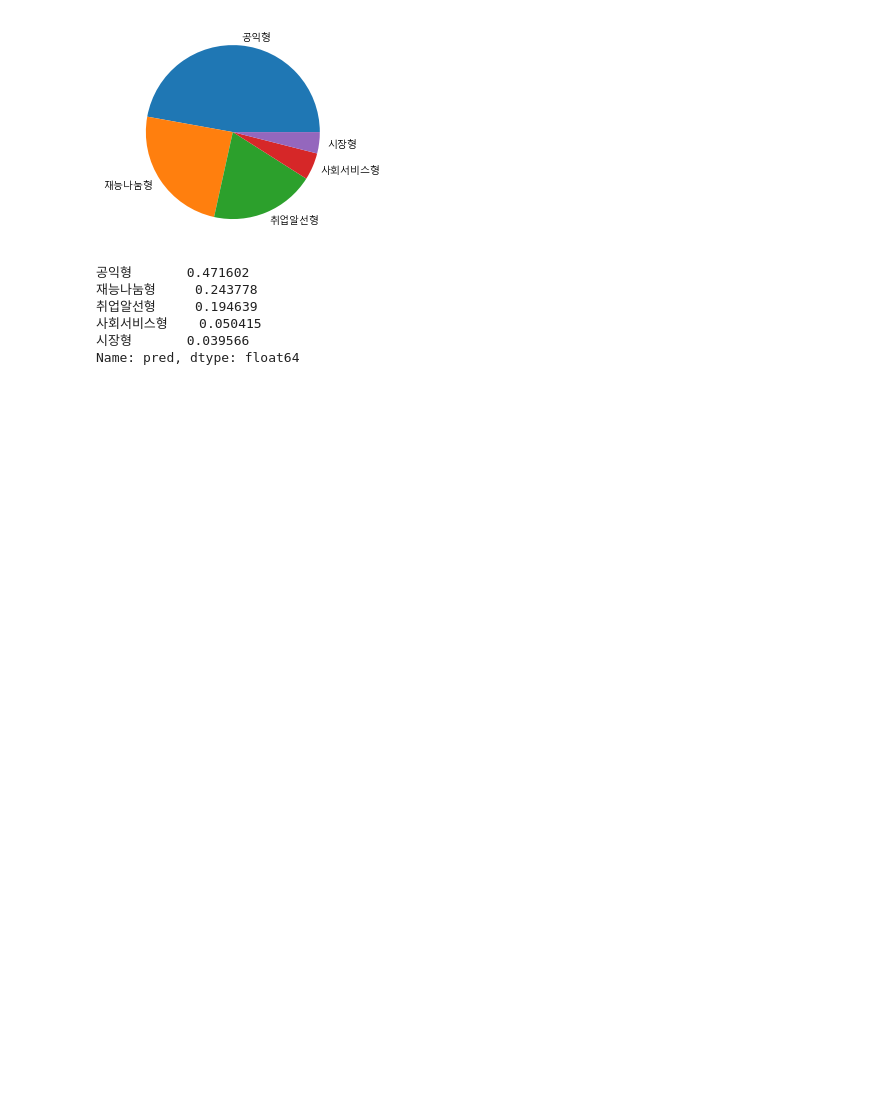
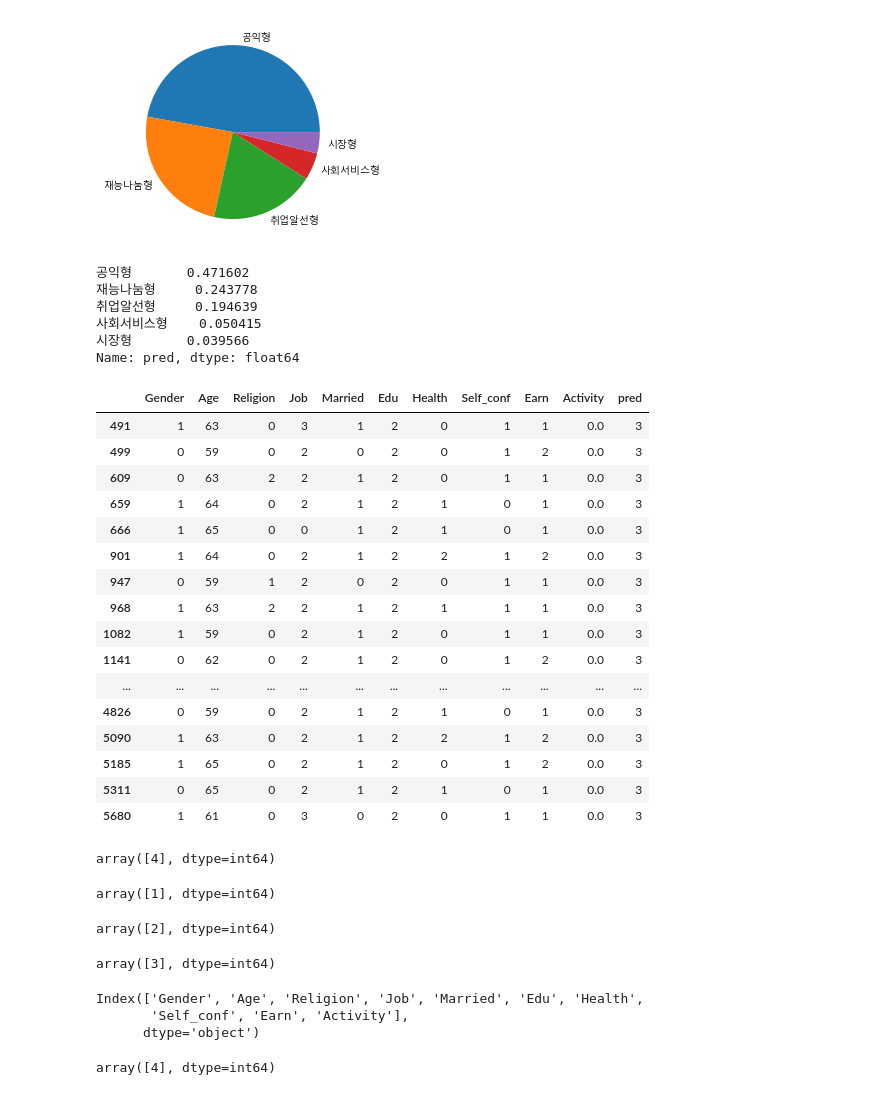
Before and after one commit to luckyspia/GAP, a Jupyter notebook: Machine_Learning/3. Classifier.ipynb, the cells around one changed output. Cells and saved outputs as stored; diff of their text form; code cells hidden in the pictures; blank space fills up the shorter version.

Commit message:
Classification of New Data

```diff
--- a/Machine_Learning/3. Classifier.ipynb
+++ b/Machine_Learning/3. Classifier.ipynb
@@ -113,3 +113,52 @@ predict['pred'].value_counts(normalize=True)
 사회서비스형    0.050415
 시장형       0.039566
 Name: pred, dtype: float64
+# %%
+data['pred'] = pred
+data[(data['pred']==3)&(data['Edu']==2)]
+# %% [output]
+|  | Gender | Age | Religion | Job | Married | Edu | Health | Self_conf | Earn | Activity | pred |
+| 491 | 1 | 63 | 0 | 3 | 1 | 2 | 0 | 1 | 1 | 0.0 | 3 |
+| 499 | 0 | 59 | 0 | 2 | 0 | 2 | 0 | 1 | 2 | 0.0 | 3 |
+| 609 | 0 | 63 | 2 | 2 | 1 | 2 | 0 | 1 | 1 | 0.0 | 3 |
+| 659 | 1 | 64 | 0 | 2 | 1 | 2 | 1 | 0 | 1 | 0.0 | 3 |
+| 666 | 1 | 65 | 0 | 0 | 1 | 2 | 1 | 0 | 1 | 0.0 | 3 |
+| 901 | 1 | 64 | 0 | 2 | 1 | 2 | 2 | 1 | 2 | 0.0 | 3 |
+| 947 | 0 | 59 | 1 | 2 | 0 | 2 | 0 | 1 | 1 | 0.0 | 3 |
+| 968 | 1 | 63 | 2 | 2 | 1 | 2 | 1 | 1 | 1 | 0.0 | 3 |
+| 1082 | 1 | 59 | 0 | 2 | 1 | 2 | 0 | 1 | 1 | 0.0 | 3 |
+| 1141 | 0 | 62 | 0 | 2 | 1 | 2 | 0 | 1 | 2 | 0.0 | 3 |
+| ... | ... | ... | ... | ... | ... | ... | ... | ... | ... | ... | ... |
+| 4826 | 0 | 59 | 0 | 2 | 1 | 2 | 1 | 0 | 1 | 0.0 | 3 |
+| 5090 | 1 | 63 | 0 | 2 | 1 | 2 | 2 | 1 | 2 | 0.0 | 3 |
+| 5185 | 1 | 65 | 0 | 2 | 1 | 2 | 0 | 1 | 2 | 0.0 | 3 |
+| 5311 | 0 | 65 | 0 | 2 | 1 | 2 | 1 | 0 | 1 | 0.0 | 3 |
+| 5680 | 1 | 61 | 0 | 3 | 0 | 2 | 0 | 1 | 1 | 0.0 | 3 |
+# %%
+vot.predict(np.array(data.loc[1,:]).reshape(1,-1))
+# %% [output]
+array([4], dtype=int64)
+# %%
+sample = np.array([0, 60, 0, 0, 1, 0, 0, 0, 0, 0]).reshape(1, -1)
+vot.predict(sample)
+# %% [output]
+array([1], dtype=int64)
+# %%
+sample = np.array([1, 62, 0, 4, 1, 3, 2, 1, 2, 0]).reshape(1, -1)
+vot.predict(sample)
+# %% [output]
+array([2], dtype=int64)
+# %%
+sample = np.array([1, 59, 0, 2, 1, 2, 0, 1, 1, 0.0]).reshape(1, -1)
+vot.predict(sample)
+# %% [output]
+array([3], dtype=int64)
+# %%
+print(data.columns)
+sample = np.array([0, 59, 0, 4, 1, 3, 2, 1, 2, 0]).reshape(1, -1)
+vot.predict(sample)
+# %% [output]
+Index(['Gender', 'Age', 'Religion', 'Job', 'Married', 'Edu', 'Health',
+       'Self_conf', 'Earn', 'Activity'],
+      dtype='object')
+array([4], dtype=int64)
```
